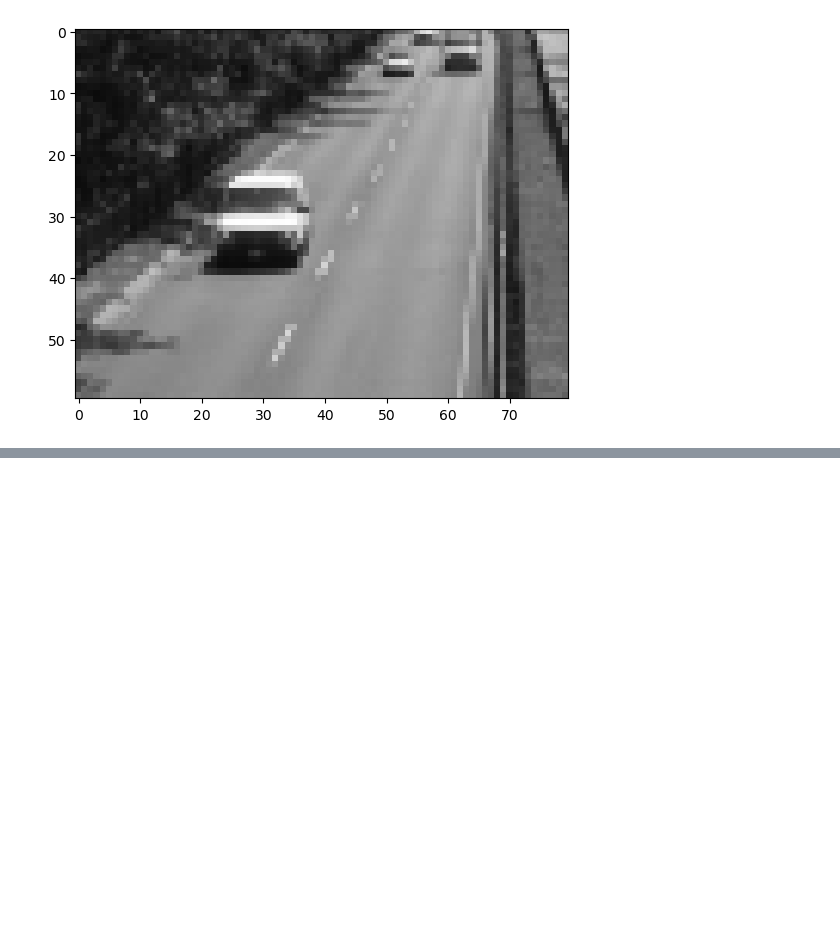
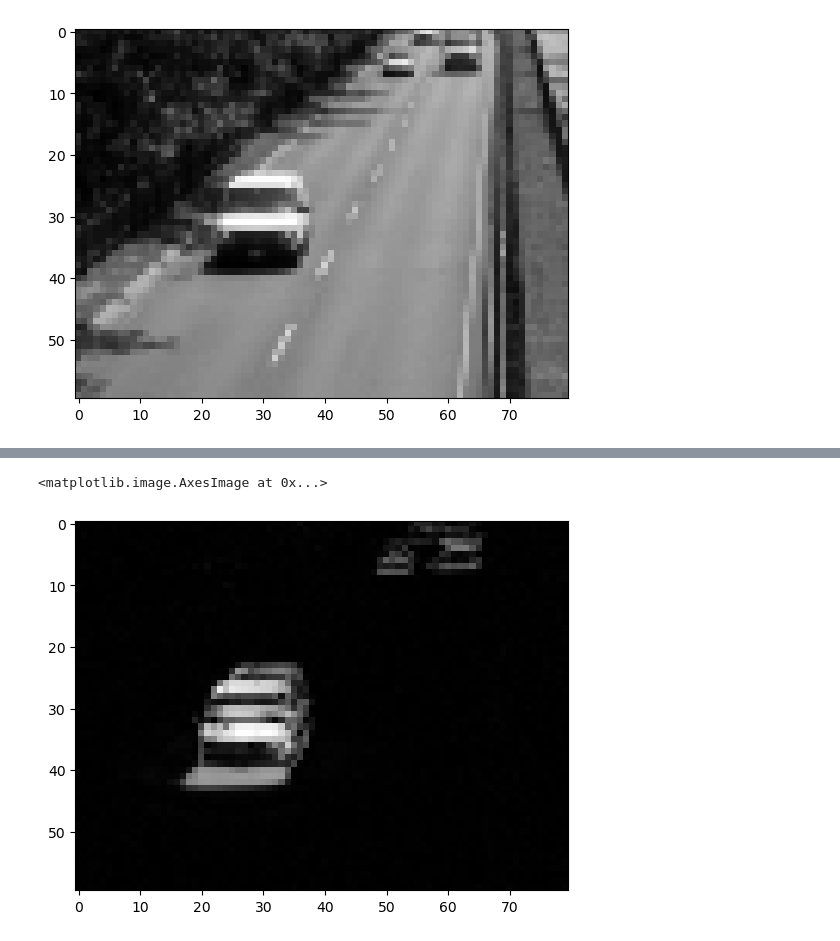
Before and after one commit to MrWlobo/Zaawansowane_Algorytmy_Wizyjne, a Jupyter notebook: Lab07/main.ipynb, the cells around one changed output, grey strips where cells are left out. Drawn from its saved outputs; the diff is of its cells as text; code cells hidden in the pictures; blank space fills up the shorter version.

```diff
--- a/Lab07/main.ipynb
+++ b/Lab07/main.ipynb
@@ -33,3 +39,8 @@ plt.imshow(J_resized)
+# %%
+plt.imshow(cv2.absdiff(I_resized, J_resized))
+# %% [output]
+<matplotlib.image.AxesImage at 0x...>
+[figure, added]
 # %%
 def block_method():
     pass
```
Also changed, not shown: parts of 4 cells of this notebook.
